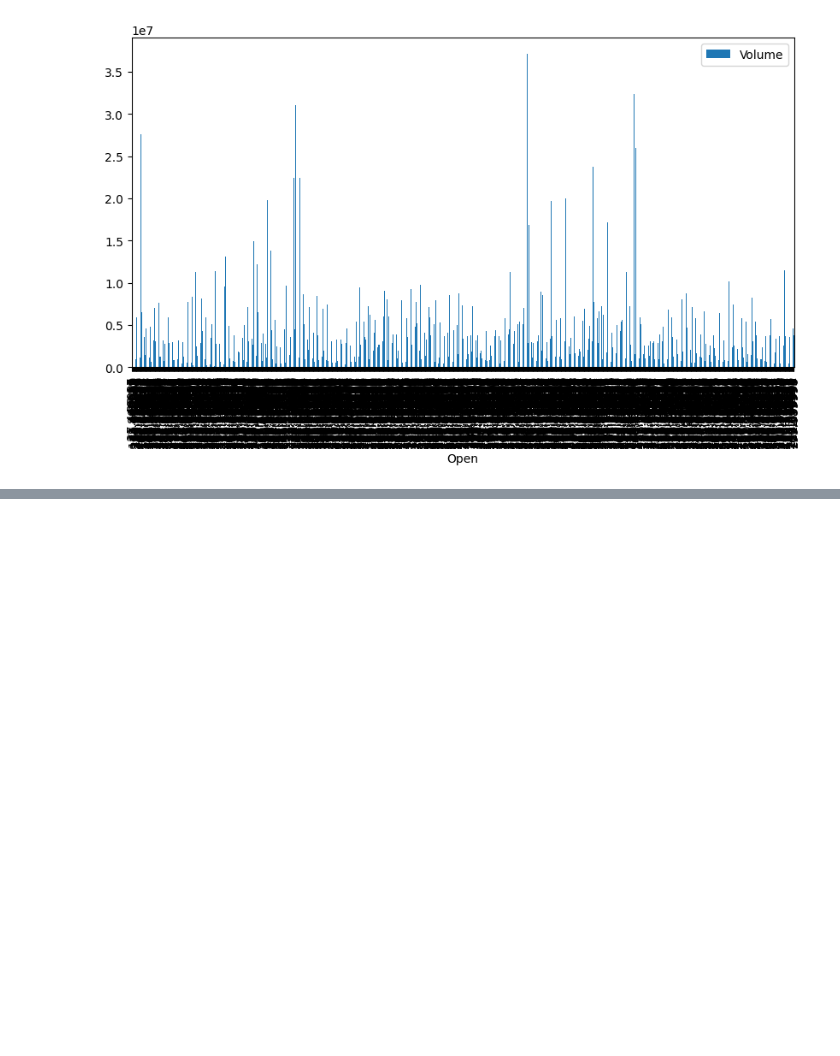
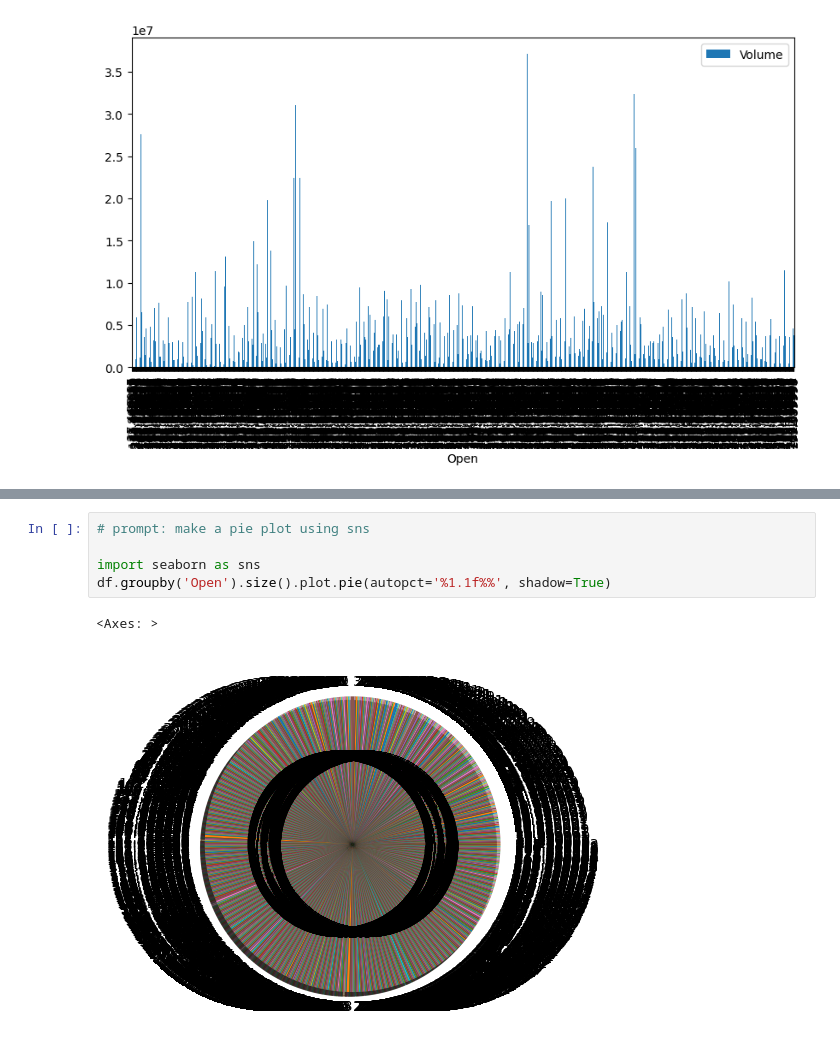
Before and after one commit to awaiskhan005/DATA-SCIENCE-AND-AI-, a Jupyter notebook: TESLA_stock_price_project_31.ipynb, the cells around one changed output, grey strips where cells are left out. Saved outputs shown, nothing was run; the diff lists cells and outputs as text; blank space fills up the shorter version.

```diff
--- a/TESLA_stock_price_project_31.ipynb
+++ b/TESLA_stock_price_project_31.ipynb
@@ -265,0 +287,8 @@ fig.show()
+# %%
+# prompt: make a pie plot using sns
+
+import seaborn as sns
+df.groupby('Open').size().plot.pie(autopct='%1.1f%%', shadow=True)
+# %% [output]
+<Axes: >
+[figure, added]
```
Also changed, not shown: parts of 2 cells of this notebook.
